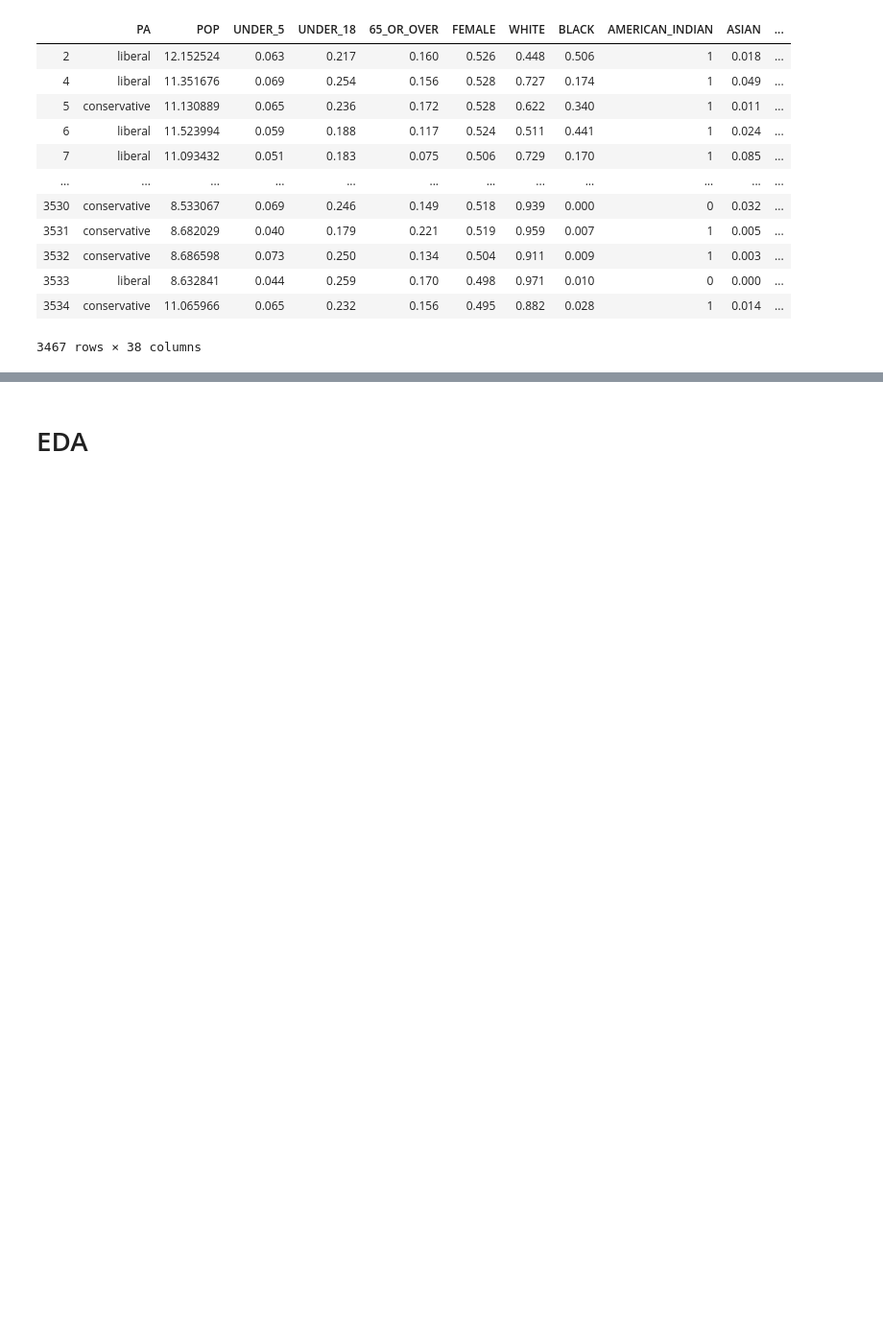
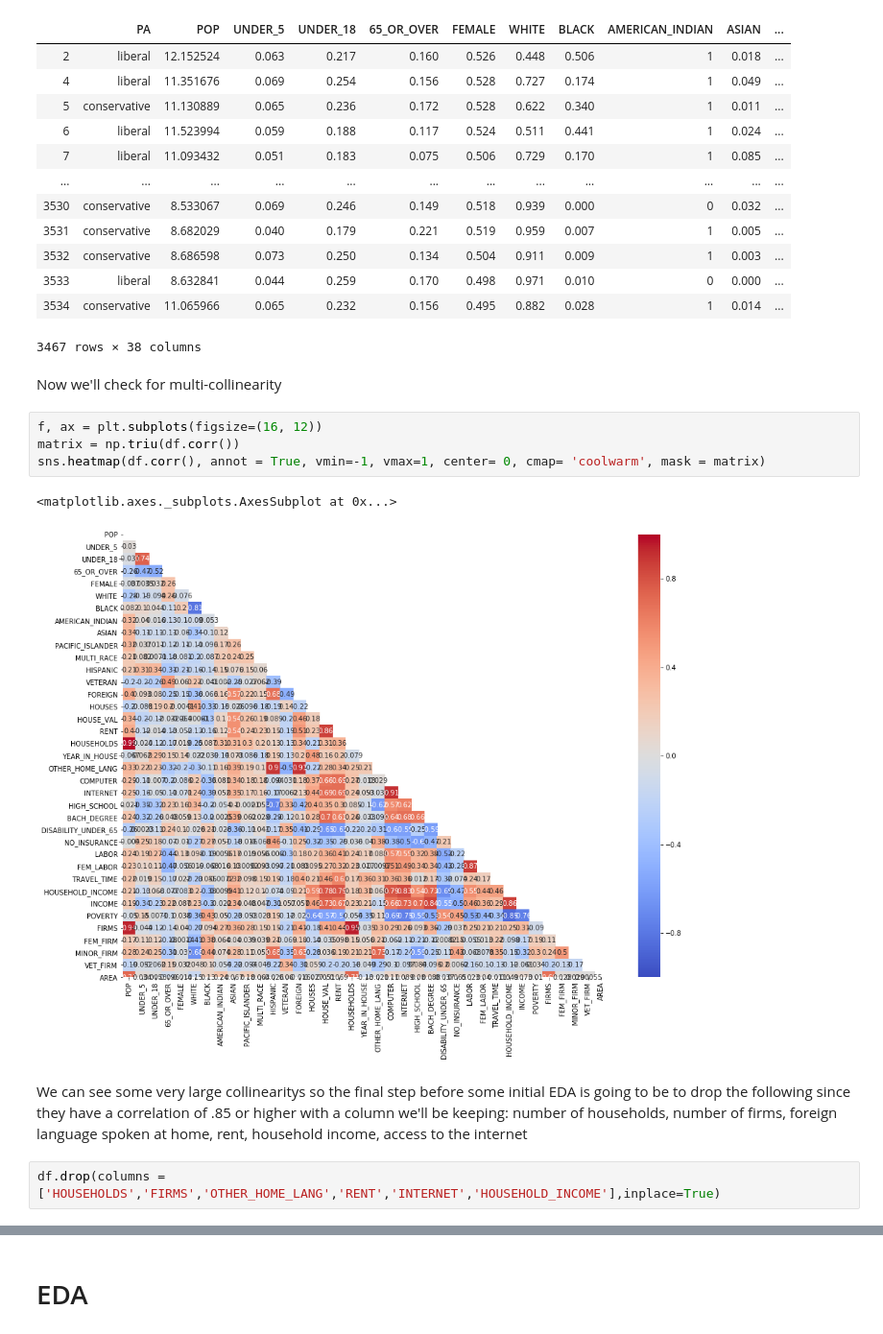
Before and after one commit to CaryMosley/PoliticalAffiliation, a Jupyter notebook: CleanAndEDA.ipynb, the cells around one changed output, grey strips where cells are left out. Shown at 96% size. Drawn from its saved outputs; the diff is of its cells as text; blank space fills up the shorter version.

```diff
--- a/CleanAndEDA.ipynb
+++ b/CleanAndEDA.ipynb
@@ -416,3 +420,16 @@ remove_outliers(continuous, df)
 | 3533 | liberal | 8.632841 | 0.044 | 0.259 | 0.170 | 0.498 | 0.971 | 0.010 | 0 | 0.000 | ... |
 | 3534 | conservative | 11.065966 | 0.065 | 0.232 | 0.156 | 0.495 | 0.882 | 0.028 | 1 | 0.014 | ... |
 3467 rows × 38 columns
+# %% [markdown]
+Now we'll check for multi-collinearity
+# %%
+f, ax = plt.subplots(figsize=(16, 12))
+matrix = np.triu(df.corr())
+sns.heatmap(df.corr(), annot = True, vmin=-1, vmax=1, center= 0, cmap= 'coolwarm', mask = matrix)
+# %% [output]
+<matplotlib.axes._subplots.AxesSubplot at 0x...>
+[figure, added]
+# %% [markdown]
+We can see some very large collinearitys so the final step before some initial EDA is going to be to drop the following since they have a correlation of .85 or higher with a column we'll be keeping: number of households, number of firms, foreign language spoken at home, rent, household income, access to the internet
+# %%
+df.drop(columns = ['HOUSEHOLDS','FIRMS','OTHER_HOME_LANG','RENT','INTERNET','HOUSEHOLD_INCOME'],inplace=True)
```
Also changed, not shown: parts of 19 cells of this notebook.
